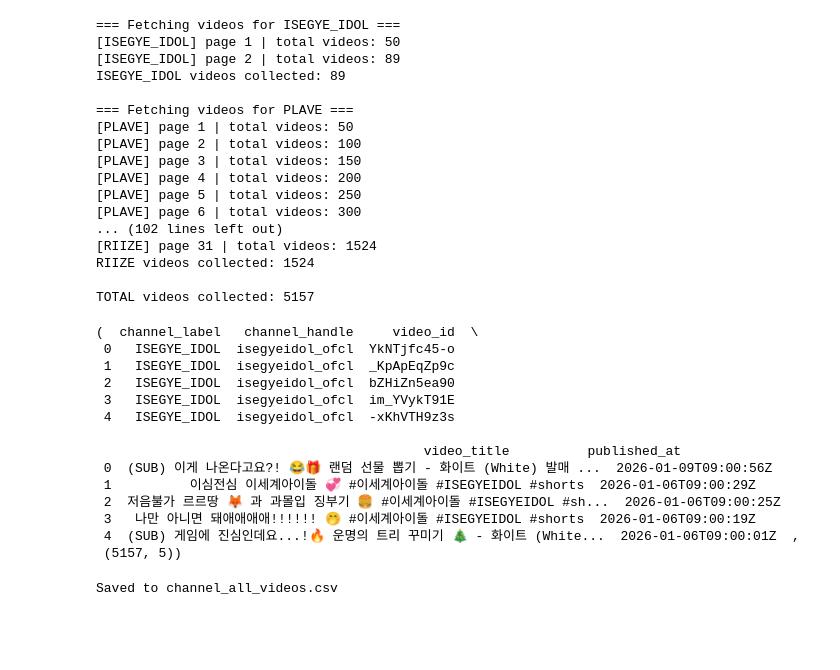
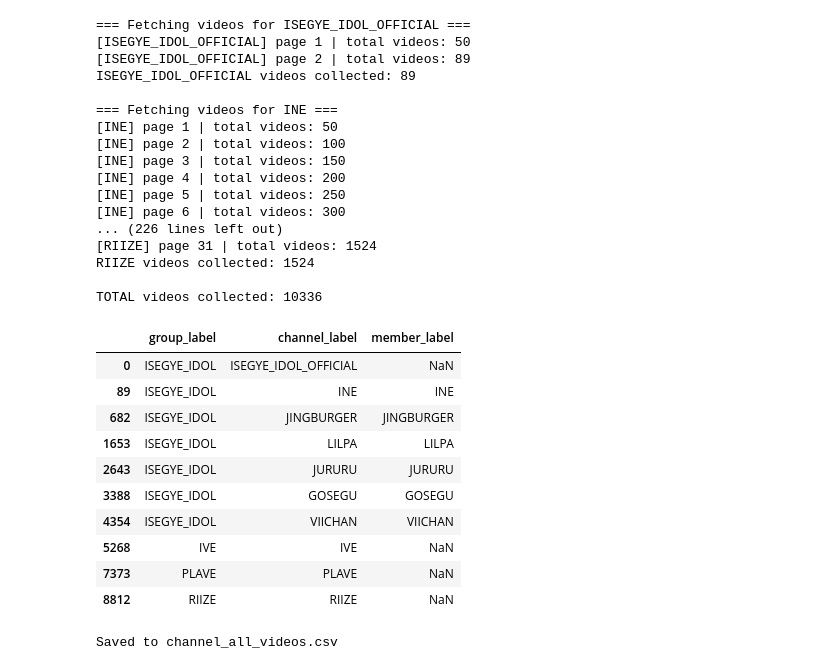
Before and after one commit to PotenUP3-DA-Team4/DA_AI_Jobs, a Jupyter notebook: src/02_channel_video_crawler.ipynb, the cells around one changed output. Drawn from its saved outputs; the diff is of its cells as text; code cells hidden in the pictures; blank space fills up the shorter version.

```diff
--- a/src/02_channel_video_crawler.ipynb
+++ b/src/02_channel_video_crawler.ipynb
@@ -26,10 +87,12 @@ channels = [
 all_channel_videos = []
 
 for channel in channels:
-    label = channel["label"]
+    group_label = channel["group_label"]
+    channel_label = channel["channel_label"]
+    member_label = channel["member_label"]
     handle = channel["handle"]
 
-    print(f"\n=== Fetching videos for {label} ===")
+    print(f"\n=== Fetching videos for {channel_label} ===")
 
     # 1) handle -> channelId
     channel_id = get_channel_id_from_handle(handle)
@@ -40,53 +103,55 @@ for channel in channels:
     # 3) uploads playlist -> 영상 목록
     videos = get_videos_from_uploads_playlist(
         uploads_playlist_id=uploads_pid,
-        channel_label=label,
+        channel_label=channel_label,
         channel_handle=handle,
     )
 
-    print(f"{label} videos collected: {len(videos)}")
+    print(f"{channel_label} videos collected: {len(videos)}")
+
+    # 4) 메타데이터 보강 (🔥 핵심 추가 부분)
+    for v in videos:
+        v["group_label"] = group_label
+        v["member_label"] = member_label
 
     # 4) 전체 리스트에 병합
     all_channel_videos.extend(videos)
 
 print(f"\nTOTAL videos collected: {len(all_channel_videos)}")
 # %% [output]
-=== Fetching videos for ISEGYE_IDOL ===
-[ISEGYE_IDOL] page 1 | total videos: 50
-[ISEGYE_IDOL] page 2 | total videos: 89
-ISEGYE_IDOL videos collected: 89
+=== Fetching videos for ISEGYE_IDOL_OFFICIAL ===
+[ISEGYE_IDOL_OFFICIAL] page 1 | total videos: 50
+[ISEGYE_IDOL_OFFICIAL] page 2 | total videos: 89
+ISEGYE_IDOL_OFFICIAL videos collected: 89
 
-=== Fetching videos for PLAVE ===
-[PLAVE] page 1 | total videos: 50
-[PLAVE] page 2 | total videos: 100
-[PLAVE] page 3 | total videos: 150
-[PLAVE] page 4 | total videos: 200
-[PLAVE] page 5 | total videos: 250
-[PLAVE] page 6 | total videos: 300
-... (102 lines left out)
+=== Fetching videos for INE ===
+[INE] page 1 | total videos: 50
+[INE] page 2 | total videos: 100
+[INE] page 3 | total videos: 150
+[INE] page 4 | total videos: 200
+[INE] page 5 | total videos: 250
+[INE] page 6 | total videos: 300
+... (226 lines left out)
 [RIIZE] page 31 | total videos: 1524
 RIIZE videos collected: 1524
 
-TOTAL videos collected: 5157
+TOTAL videos collected: 10336
 # %%
-df_videos = pd.DataFrame(all_channel_videos)
+df = pd.DataFrame(all_channel_videos)
 
-df_videos.head(), df_videos.shape
+df[["group_label", "channel_label", "member_label"]].drop_duplicates()
 # %% [output]
-(  channel_label   channel_handle     video_id  \
- 0   ISEGYE_IDOL  isegyeidol_ofcl  YkNTjfc45-o
- 1   ISEGYE_IDOL  isegyeidol_ofcl  _KpApEqZp9c
- 2   ISEGYE_IDOL  isegyeidol_ofcl  bZHiZn5ea90
- 3   ISEGYE_IDOL  isegyeidol_ofcl  im_YVykT91E
- 4   ISEGYE_IDOL  isegyeidol_ofcl  -xKhVTH9z3s
-
-                                          video_title          published_at
- 0  (SUB) 이게 나온다고요?! 😂🎁 랜덤 선물 뽑기 - 화이트 (White) 발매 ...  2026-01-09T09:00:56Z
- 1          이심전심 이세계아이돌 💞 #이세계아이돌 #ISEGYEIDOL #shorts  2026-01-06T09:00:29Z
- 2  저음불가 르르땅 🦊 과 과몰입 징부기 🍔 #이세계아이돌 #ISEGYEIDOL #sh...  2026-01-06T09:00:25Z
- 3   나만 아니면 돼애애애애!!!!!! 🤭 #이세계아이돌 #ISEGYEIDOL #shorts  2026-01-06T09:00:19Z
- 4  (SUB) 게임에 진심인데요...!🔥 운명의 트리 꾸미기 🎄 - 화이트 (White...  2026-01-06T09:00:01Z  ,
- (5157, 5))
+|  | group_label | channel_label | member_label |
+| 0 | ISEGYE_IDOL | ISEGYE_IDOL_OFFICIAL | NaN |
+| 89 | ISEGYE_IDOL | INE | INE |
+| 682 | ISEGYE_IDOL | JINGBURGER | JINGBURGER |
+| 1653 | ISEGYE_IDOL | LILPA | LILPA |
+| 2643 | ISEGYE_IDOL | JURURU | JURURU |
+| 3388 | ISEGYE_IDOL | GOSEGU | GOSEGU |
+| 4354 | ISEGYE_IDOL | VIICHAN | VIICHAN |
+| 5268 | IVE | IVE | NaN |
+| 7373 | PLAVE | PLAVE | NaN |
+| 8812 | RIIZE | RIIZE | NaN |
 # %%
 BASE_DIR = Path("..")        # src 기준
 DATA_DIR = BASE_DIR / "data"
```
Also changed, not shown: parts of 1 cell of this notebook, 7 other files.
